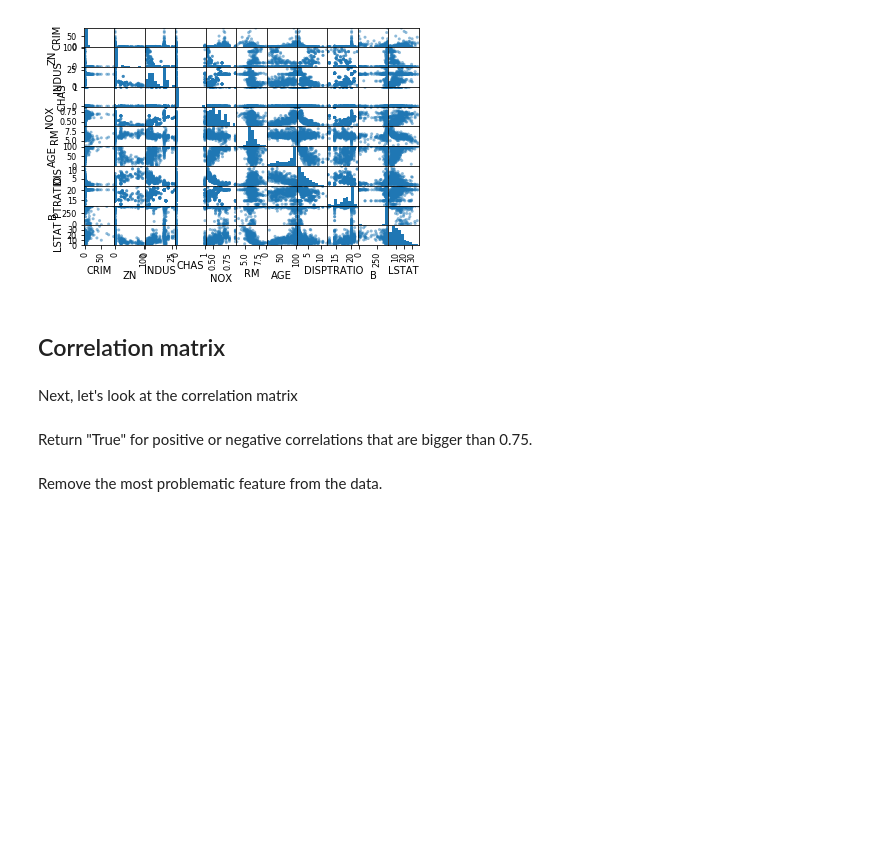
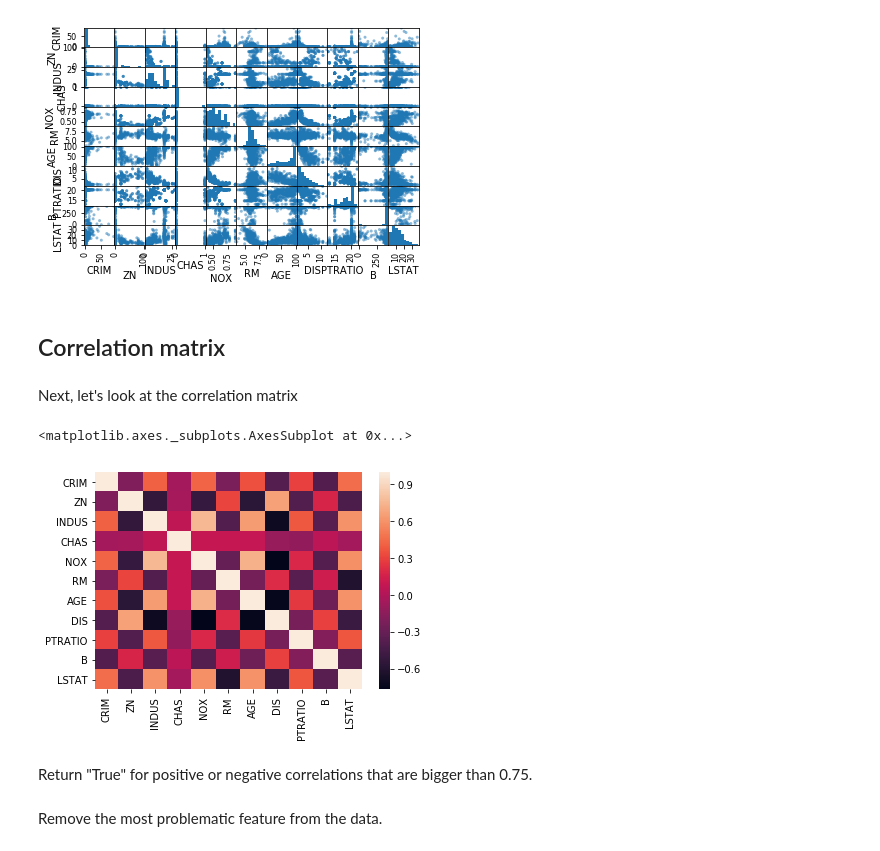
Before and after one commit to npschafer/dsc-multicollinearity-of-features---lab-houston-ds-042219, a Jupyter notebook: index.ipynb, the cells around one changed output. Drawn from its saved outputs; the diff is of its cells as text; code cells hidden in the pictures; blank space fills up the shorter version.

```diff
--- a/index.ipynb
+++ b/index.ipynb
@@ -98,7 +98,10 @@ array([[<matplotlib.axes._subplots.AxesSubplot object at 0x...>,
 Next, let's look at the correlation matrix
 # %%
 import seaborn as sns
-sns.heatmap(boston_features.corr())
+sns.heatmap(boston_features.iloc[:,:11].corr())
+# %% [output]
+<matplotlib.axes._subplots.AxesSubplot at 0x...>
+[figure, added]
 # %% [markdown]
 Return "True" for positive or negative correlations that are bigger than 0.75.
 # %% [markdown]
```
